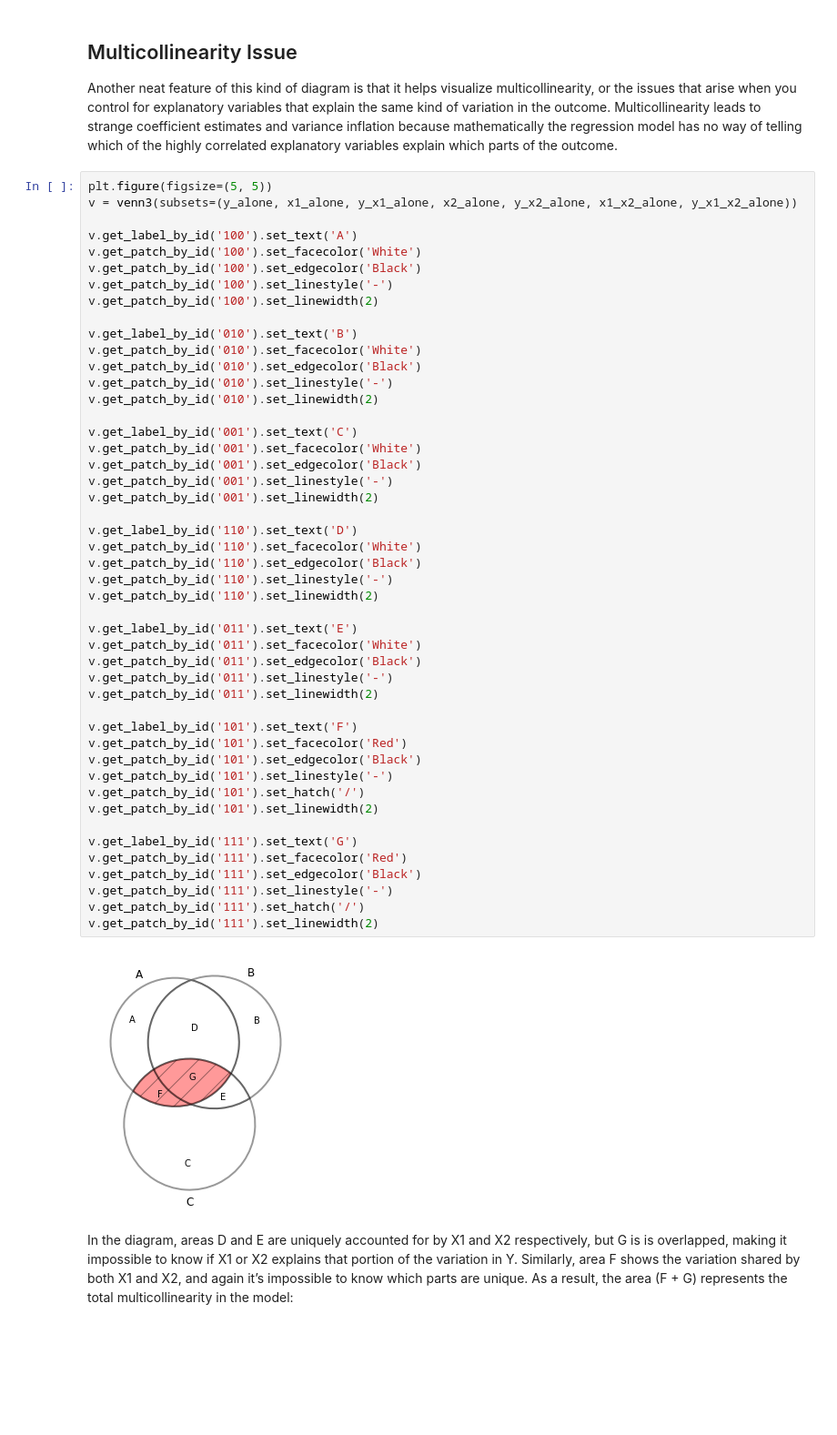
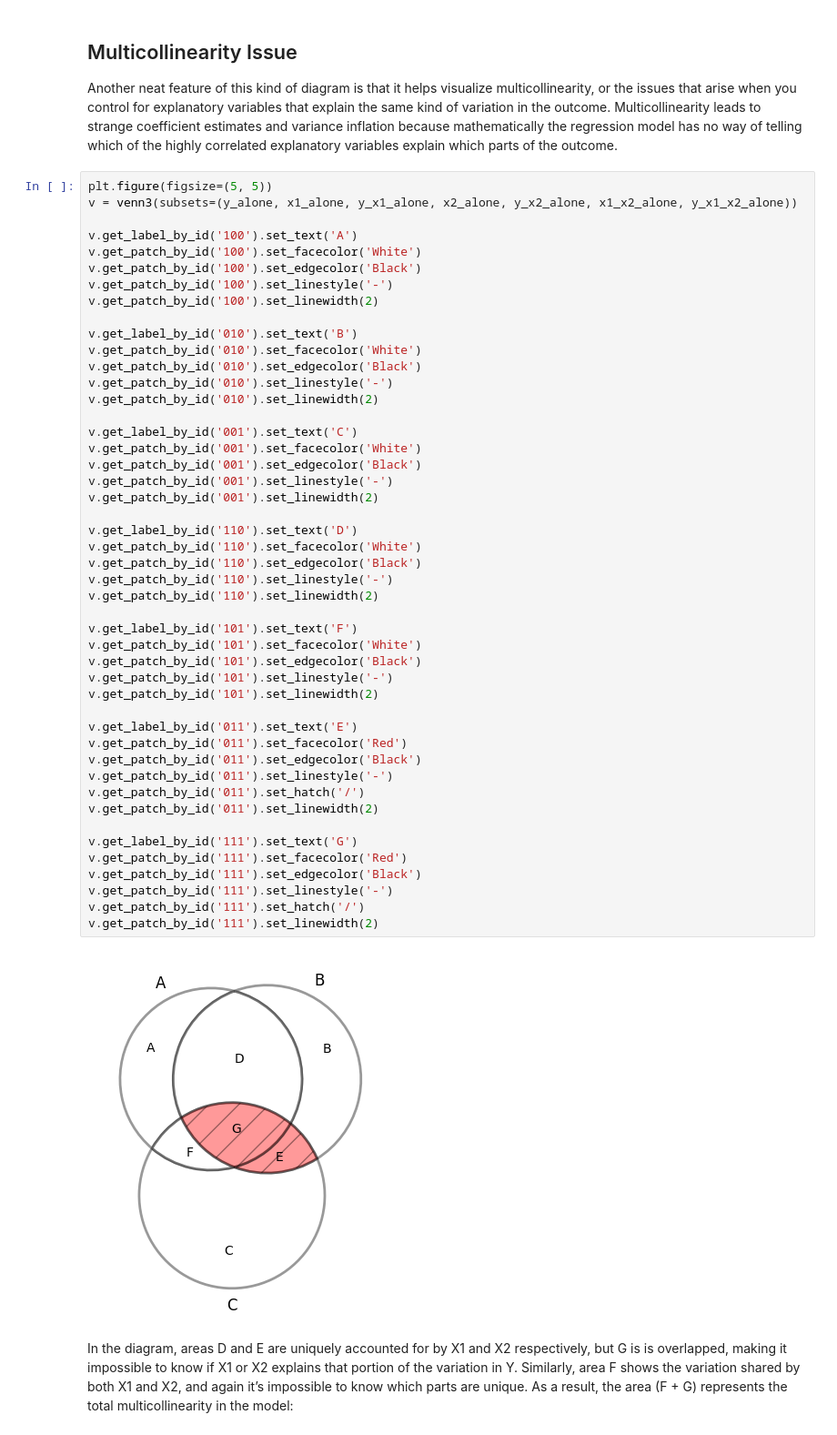
Before and after one commit to josecaloca/Multicollinearity-Explained-Easy, a Jupyter notebook: Multicolinearity_Jupyter.ipynb, the cells around one changed output. Shown at 91% size. Cells and saved outputs as stored; diff of their text form; blank space fills up the shorter version.

```diff
--- a/Multicolinearity_Jupyter.ipynb
+++ b/Multicolinearity_Jupyter.ipynb
@@ -409,42 +404,42 @@ v.get_patch_by_id('100').set_linewidth(2)
 v.get_label_by_id('010').set_text('B')
 v.get_patch_by_id('010').set_facecolor('White')
 v.get_patch_by_id('010').set_edgecolor('Black')
 v.get_patch_by_id('010').set_linestyle('-')
 v.get_patch_by_id('010').set_linewidth(2)
 
 v.get_label_by_id('001').set_text('C')
 v.get_patch_by_id('001').set_facecolor('White')
 v.get_patch_by_id('001').set_edgecolor('Black')
 v.get_patch_by_id('001').set_linestyle('-')
 v.get_patch_by_id('001').set_linewidth(2)
 
 v.get_label_by_id('110').set_text('D')
 v.get_patch_by_id('110').set_facecolor('White')
 v.get_patch_by_id('110').set_edgecolor('Black')
 v.get_patch_by_id('110').set_linestyle('-')
 v.get_patch_by_id('110').set_linewidth(2)
 
+v.get_label_by_id('101').set_text('F')
+v.get_patch_by_id('101').set_facecolor('White')
+v.get_patch_by_id('101').set_edgecolor('Black')
+v.get_patch_by_id('101').set_linestyle('-')
+v.get_patch_by_id('101').set_linewidth(2)
+
 v.get_label_by_id('011').set_text('E')
-v.get_patch_by_id('011').set_facecolor('White')
+v.get_patch_by_id('011').set_facecolor('Red')
 v.get_patch_by_id('011').set_edgecolor('Black')
 v.get_patch_by_id('011').set_linestyle('-')
+v.get_patch_by_id('011').set_hatch('/')
 v.get_patch_by_id('011').set_linewidth(2)
-
-v.get_label_by_id('101').set_text('F')
-v.get_patch_by_id('101').set_facecolor('Red')
-v.get_patch_by_id('101').set_edgecolor('Black')
-v.get_patch_by_id('101').set_linestyle('-')
-v.get_patch_by_id('101').set_hatch('/')
-v.get_patch_by_id('101').set_linewidth(2)
 
 v.get_label_by_id('111').set_text('G')
 v.get_patch_by_id('111').set_facecolor('Red')
 v.get_patch_by_id('111').set_edgecolor('Black')
 v.get_patch_by_id('111').set_linestyle('-')
 v.get_patch_by_id('111').set_hatch('/')
 v.get_patch_by_id('111').set_linewidth(2)
 # %% [output]
-[figure, old version]
+[figure, new version]
 # %% [markdown]
 In the diagram, areas D and E are uniquely accounted for by X1 and X2 respectively, but G is is overlapped, making it impossible to know if X1 or X2 explains that portion of the variation in Y. Similarly, area F shows the variation shared by both X1 and X2, and again it’s impossible to know which parts are unique. As a result, the area (F + G) represents the total multicollinearity in the model:
 # %% [markdown]
```
Also changed, not shown: parts of 8 cells of this notebook.
